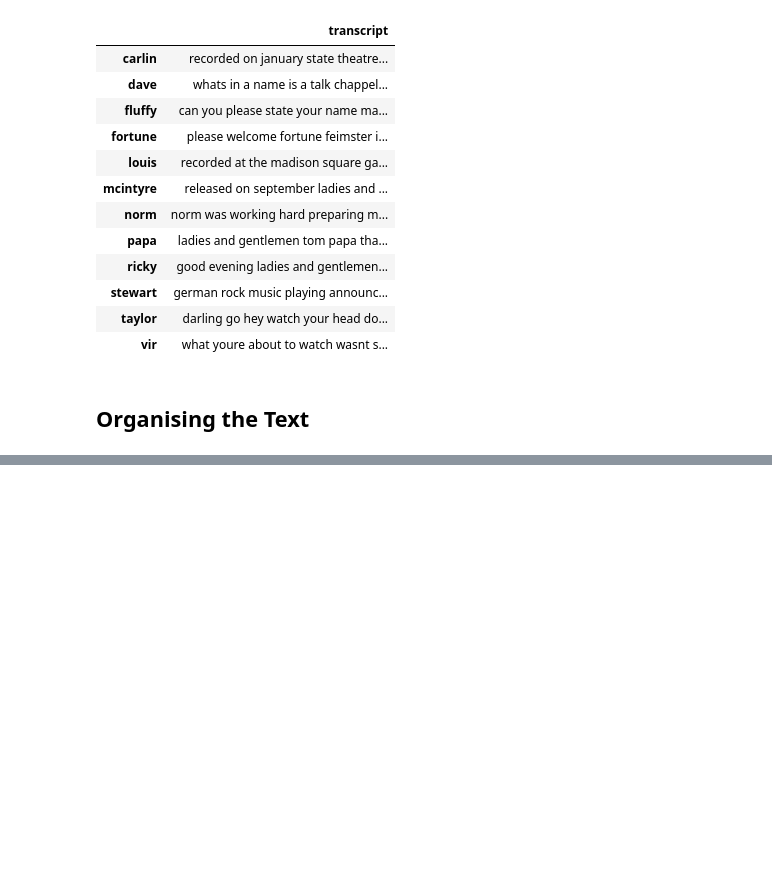
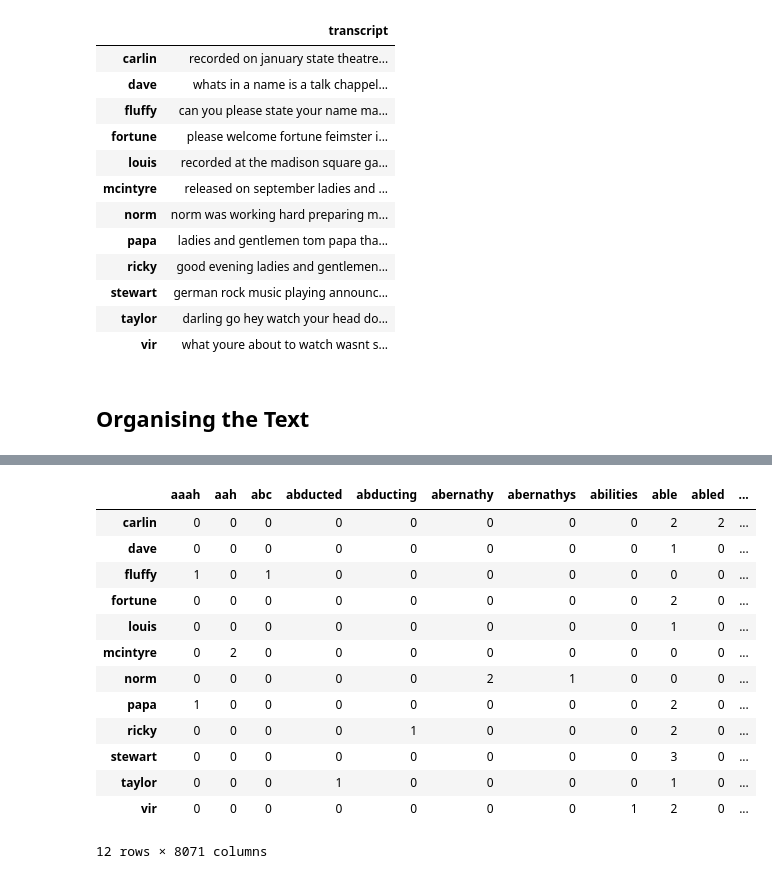
Before and after one commit to PranavSingh31/Sentiment-Analysis-on-Comedians, a Jupyter notebook: Sentiment_Analysis.ipynb, the cells around one changed output, grey strips where cells are left out. Saved outputs shown, nothing was run; the diff lists cells and outputs as text; code cells hidden in the pictures; blank space fills up the shorter version.

```diff
--- a/Sentiment_Analysis.ipynb
+++ b/Sentiment_Analysis.ipynb
@@ -203,0 +229,24 @@ data_clean
+# %%
+# We are going to create a document-term matrix using CountVectorizer, and exclude common English stop words
+from sklearn.feature_extraction.text import CountVectorizer
+
+cv = CountVectorizer(stop_words='english')
+data_cv = cv.fit_transform(data_clean.transcript)
+data_dtm = pd.DataFrame(data_cv.toarray(), columns=cv.get_feature_names())
+data_dtm.index = data_clean.index
+data_dtm
+# %% [output]
+|  | aaah | aah | abc | abducted | abducting | abernathy | abernathys | abilities | able | abled | ... |
+| carlin | 0 | 0 | 0 | 0 | 0 | 0 | 0 | 0 | 2 | 2 | ... |
+| dave | 0 | 0 | 0 | 0 | 0 | 0 | 0 | 0 | 1 | 0 | ... |
+| fluffy | 1 | 0 | 1 | 0 | 0 | 0 | 0 | 0 | 0 | 0 | ... |
+| fortune | 0 | 0 | 0 | 0 | 0 | 0 | 0 | 0 | 2 | 0 | ... |
+| louis | 0 | 0 | 0 | 0 | 0 | 0 | 0 | 0 | 1 | 0 | ... |
+| mcintyre | 0 | 2 | 0 | 0 | 0 | 0 | 0 | 0 | 0 | 0 | ... |
+| norm | 0 | 0 | 0 | 0 | 0 | 2 | 1 | 0 | 0 | 0 | ... |
+| papa | 1 | 0 | 0 | 0 | 0 | 0 | 0 | 0 | 2 | 0 | ... |
+| ricky | 0 | 0 | 0 | 0 | 1 | 0 | 0 | 0 | 2 | 0 | ... |
+| stewart | 0 | 0 | 0 | 0 | 0 | 0 | 0 | 0 | 3 | 0 | ... |
+| taylor | 0 | 0 | 0 | 1 | 0 | 0 | 0 | 0 | 1 | 0 | ... |
+| vir | 0 | 0 | 0 | 0 | 0 | 0 | 0 | 1 | 2 | 0 | ... |
+12 rows × 8071 columns
```
Also changed, not shown: parts of 10 cells of this notebook.
